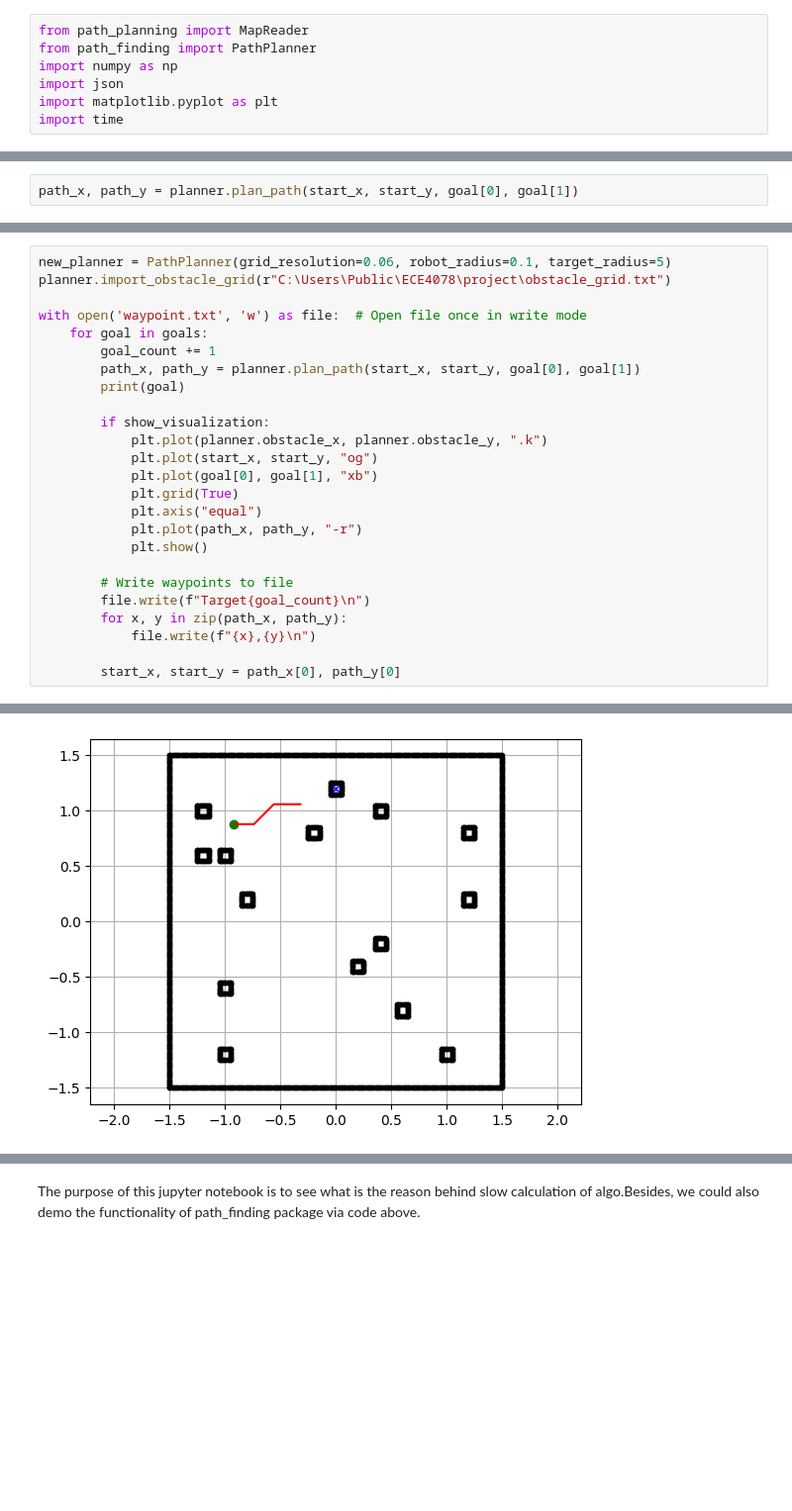
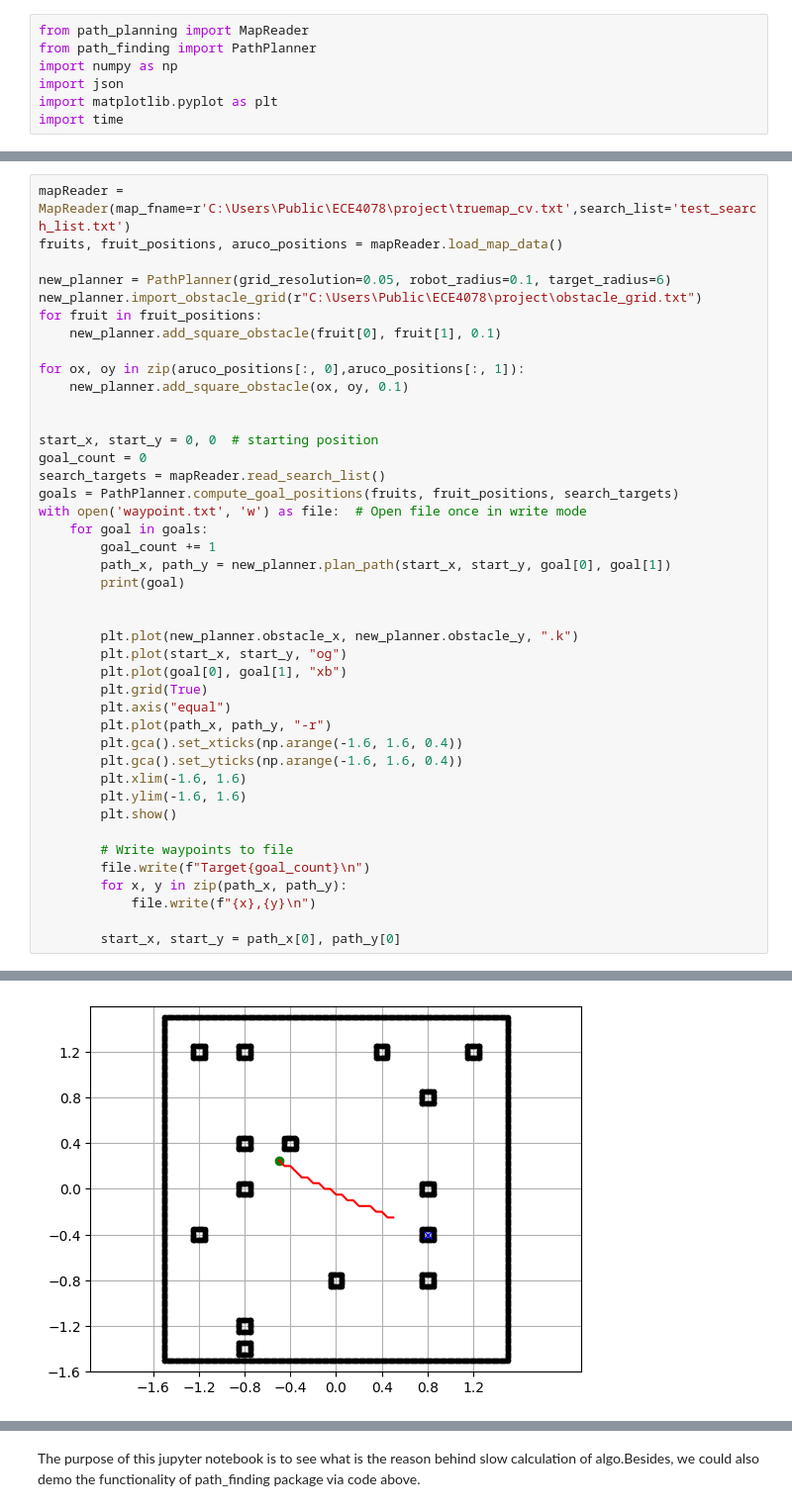
Before and after one commit to thousands-star/4078_client, a Jupyter notebook: path_planner/test_finding.ipynb, the cells around one changed output, grey strips where cells are left out. Shown: that part at 99% size. Saved outputs shown, nothing was run; the diff lists cells and outputs as text; blank space fills up the shorter version.

```diff
--- a/path_planner/test_finding.ipynb
+++ b/path_planner/test_finding.ipynb
@@ -136,2 +87,0 @@ Navigation Time: 0.0
-# %%
-path_x, path_y = planner.plan_path(start_x, start_y, goal[0], goal[1])
@@ -140,21 +88,38 @@ Navigation Time: 0.0
 # %%
-new_planner = PathPlanner(grid_resolution=0.06, robot_radius=0.1, target_radius=5)
-planner.import_obstacle_grid(r"C:\Users\Public\ECE4078\project\obstacle_grid.txt")
+mapReader = MapReader(map_fname=r'C:\Users\Public\ECE4078\project\truemap_cv.txt',search_list='test_search_list.txt')
+fruits, fruit_positions, aruco_positions = mapReader.load_map_data()
 
+new_planner = PathPlanner(grid_resolution=0.05, robot_radius=0.1, target_radius=6)
+new_planner.import_obstacle_grid(r"C:\Users\Public\ECE4078\project\obstacle_grid.txt")
+for fruit in fruit_positions:
+    new_planner.add_square_obstacle(fruit[0], fruit[1], 0.1)
+
+for ox, oy in zip(aruco_positions[:, 0],aruco_positions[:, 1]):
+    new_planner.add_square_obstacle(ox, oy, 0.1)
+
+
+start_x, start_y = 0, 0  # starting position
+goal_count = 0
+search_targets = mapReader.read_search_list()
+goals = PathPlanner.compute_goal_positions(fruits, fruit_positions, search_targets)
 with open('waypoint.txt', 'w') as file:  # Open file once in write mode
     for goal in goals:
         goal_count += 1
-        path_x, path_y = planner.plan_path(start_x, start_y, goal[0], goal[1])
+        path_x, path_y = new_planner.plan_path(start_x, start_y, goal[0], goal[1])
         print(goal)
 
-        if show_visualization:
-            plt.plot(planner.obstacle_x, planner.obstacle_y, ".k")
-            plt.plot(start_x, start_y, "og")
-            plt.plot(goal[0], goal[1], "xb")
-            plt.grid(True)
-            plt.axis("equal")
-            plt.plot(path_x, path_y, "-r")
-            plt.show()
+
+        plt.plot(new_planner.obstacle_x, new_planner.obstacle_y, ".k")
+        plt.plot(start_x, start_y, "og")
+        plt.plot(goal[0], goal[1], "xb")
+        plt.grid(True)
+        plt.axis("equal")
+        plt.plot(path_x, path_y, "-r")
+        plt.gca().set_xticks(np.arange(-1.6, 1.6, 0.4))
+        plt.gca().set_yticks(np.arange(-1.6, 1.6, 0.4))
+        plt.xlim(-1.6, 1.6)
+        plt.ylim(-1.6, 1.6)
+        plt.show()
 
         # Write waypoints to file
         file.write(f"Target{goal_count}\n")
@@ -171 +136 @@ Navigation Time: 0.0
-[figure, old version]
+[figure, new version]
```
Also changed, not shown: parts of 5 cells of this notebook, 5 other files.
